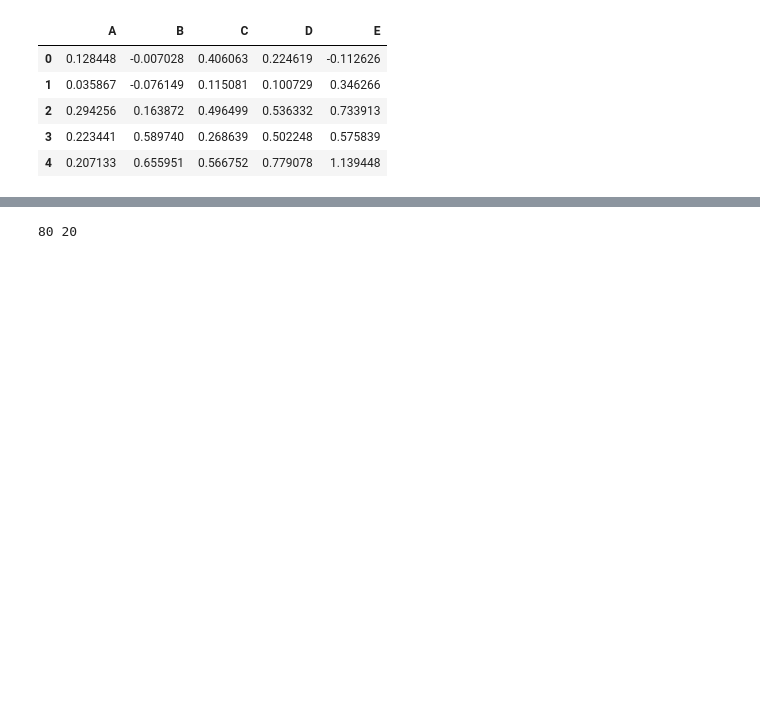
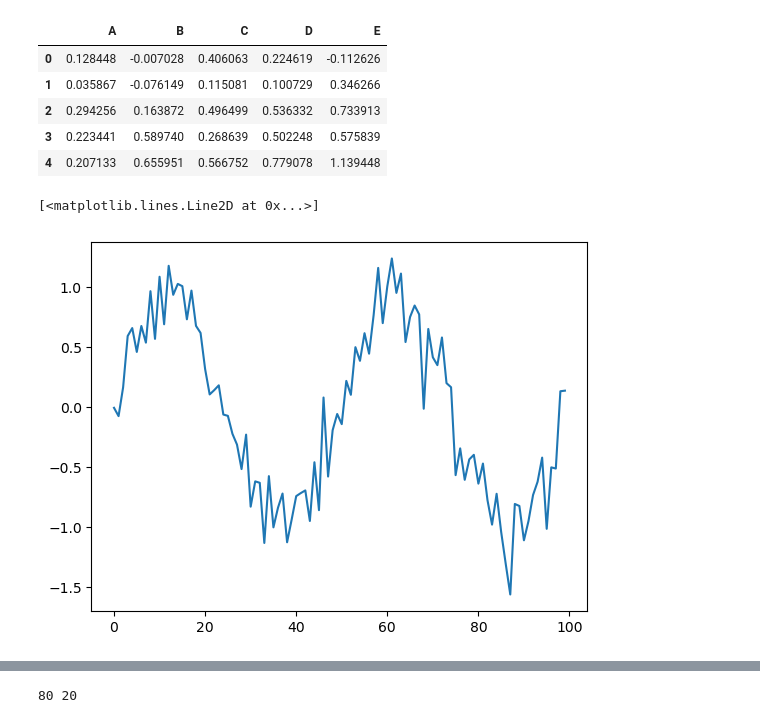
Before and after one commit to murawew64/lingvforecast, a Jupyter notebook: primer.ipynb, the cells around one changed output, grey strips where cells are left out. Cells and saved outputs as stored; diff of their text form; code cells hidden in the pictures; blank space fills up the shorter version.

```diff
--- a/primer.ipynb
+++ b/primer.ipynb
@@ -36,3 +40,9 @@ df.head()
 | 2 | 0.294256 | 0.163872 | 0.496499 | 0.536332 | 0.733913 |
 | 3 | 0.223441 | 0.589740 | 0.268639 | 0.502248 | 0.575839 |
 | 4 | 0.207133 | 0.655951 | 0.566752 | 0.779078 | 1.139448 |
+# %%
+data = df['B']
+plt.plot(data)
+# %% [output]
+[<matplotlib.lines.Line2D at 0x...>]
+[figure, added]
```
Also changed, not shown: parts of 17 cells of this notebook.
